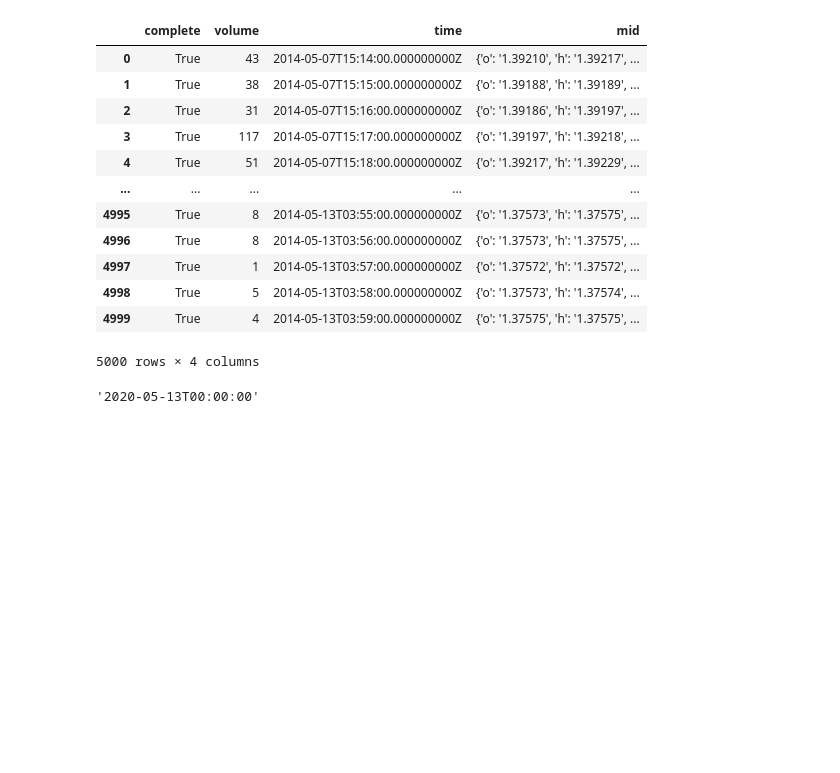
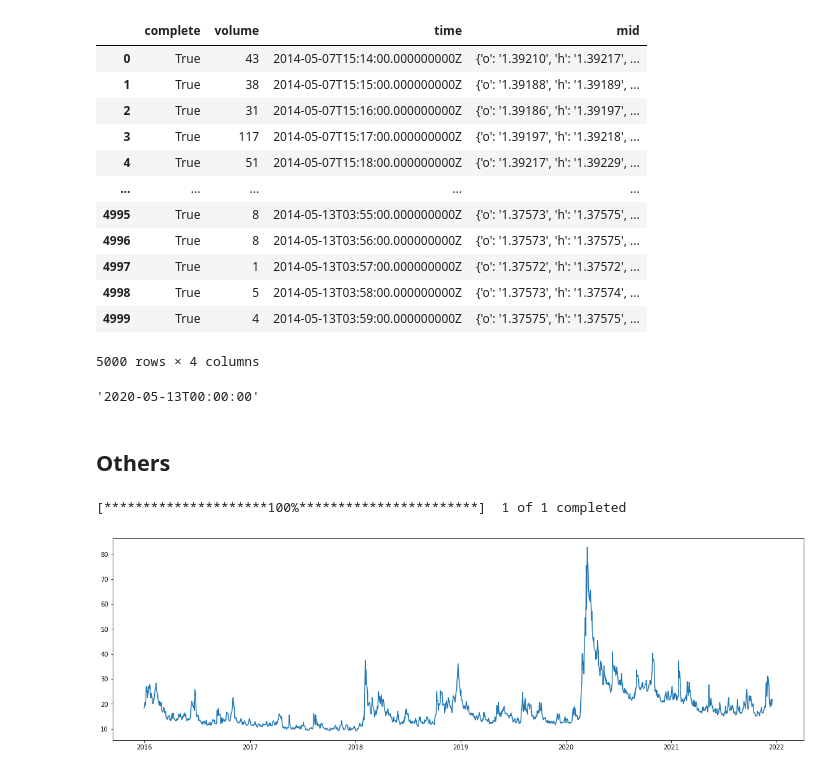
Before and after one commit to ivanlimsy/iOracle, a Jupyter notebook: notebooks/iOracle Deep Learning Ivan.ipynb, the cells around one changed output. Drawn from its saved outputs; the diff is of its cells as text; code cells hidden in the pictures; blank space fills up the shorter version.

Commit message:
Updated Ivan's notebook timeseries split

```diff
--- a/notebooks/iOracle Deep Learning Ivan.ipynb
+++ b/notebooks/iOracle Deep Learning Ivan.ipynb
@@ -367,3 +720,23 @@ pd.DataFrame(response['candles'])
 end_datetime.replace(' ','T')
 # %% [output]
 '2020-05-13T00:00:00'
+# %% [markdown]
+## Others
+# %%
+#Downloading from yfinance
+df=yf.download('^VIX','2016-01-01','2021-12-20')
+#Saving file to jupyter notebook folder
+# vix_df.to_csv("/Users/ivanlimsweeyong/code/ivanlimsy/jupyter/VIX.csv")
+#Retrieving file from jupyter notebook folder
+# vix_df = pd.read_csv("/Users/ivanlimsweeyong/code/ivanlimsy/jupyter/VIX.csv", index_col=0)
+df.index = pd.to_datetime(vix_df.index, format='%Y-%m-%d')
+# vix_df.rename(columns={'Adj Close': 'vix_adj_close'}, inplace=True)
+# df = df.merge(vix_df[['vix_adj_close']], left_index=True, right_index=True)
+# %% [output]
+[*********************100%***********************]  1 of 1 completed
+# %%
+plt.figure(figsize=(20,6))
+plt.plot(df.index, df['Adj Close'])
+plt.show()
+# %% [output]
+[figure, added]
```
Also changed, not shown: parts of 81 cells of this notebook.
